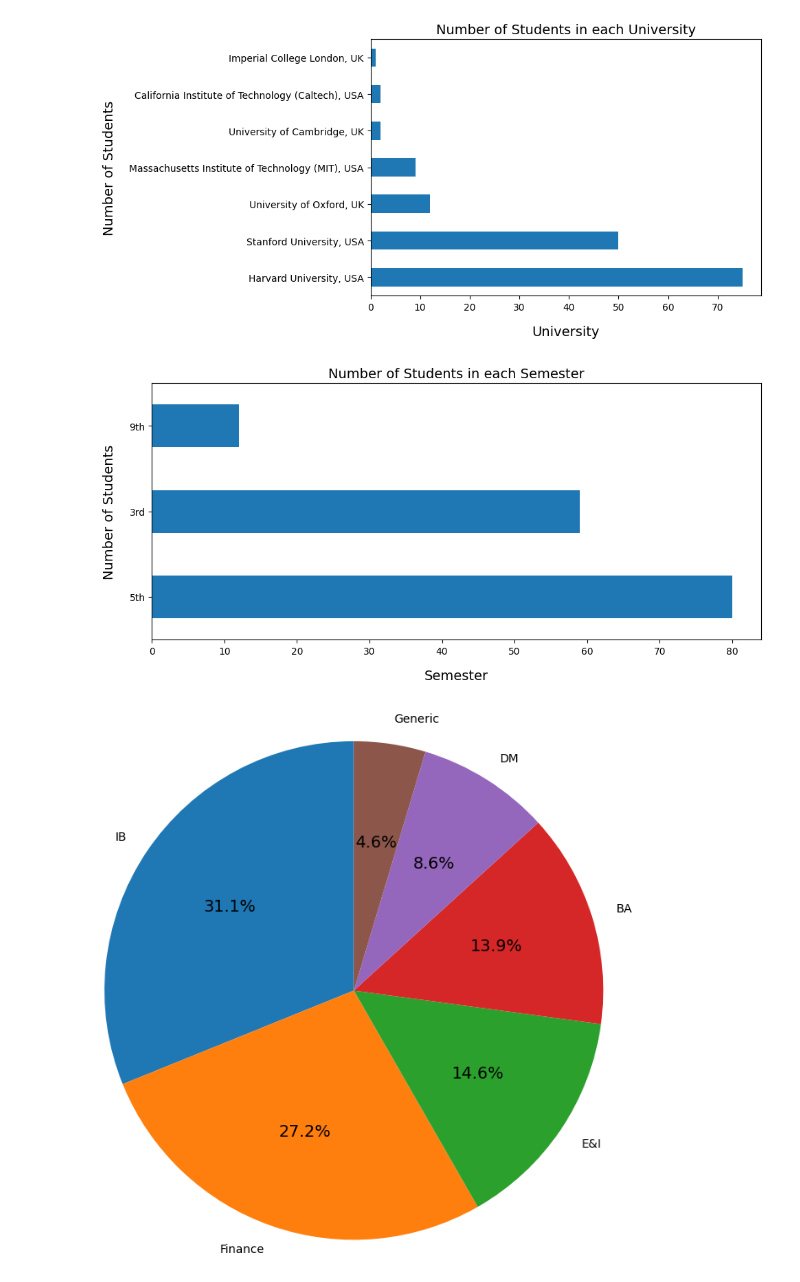
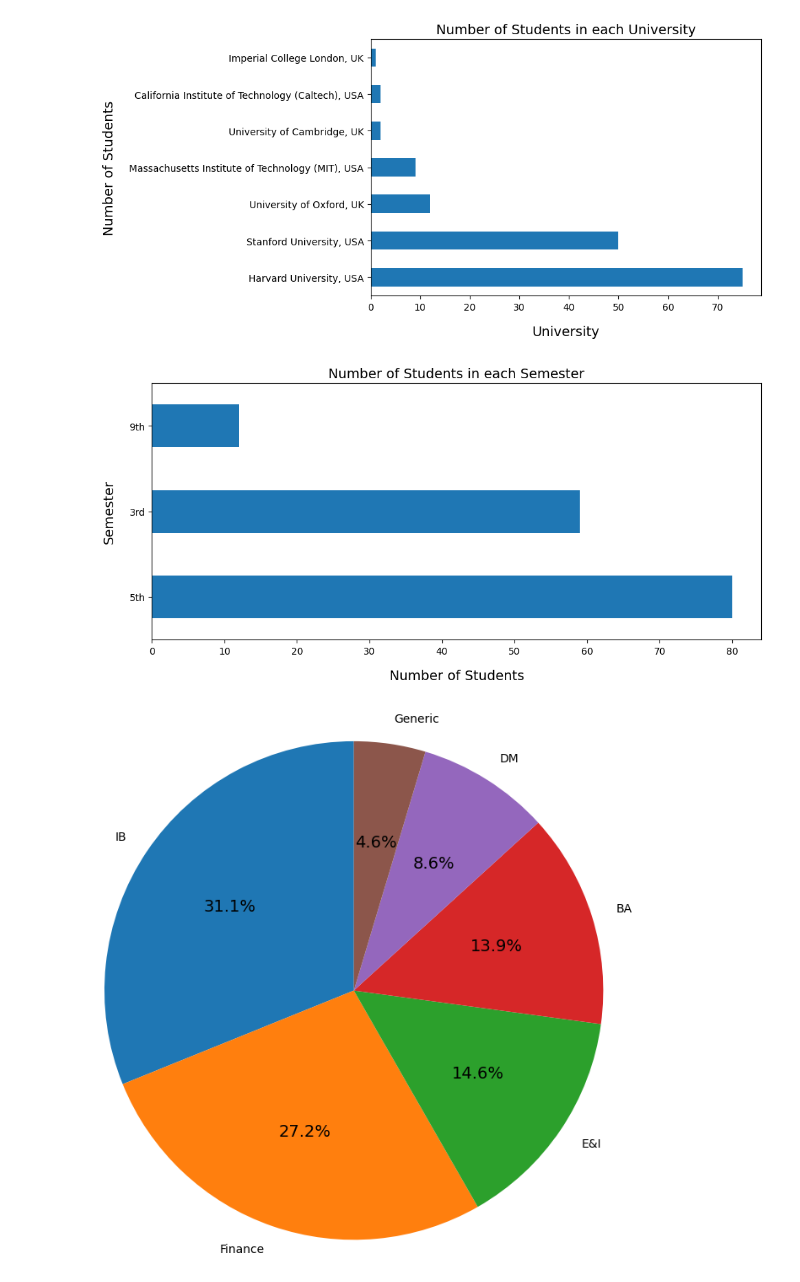
Before and after one commit to aumashankar8/studentsTestData, a Jupyter notebook: studentDataAnalysis.ipynb, the cells around one changed output. Cells and saved outputs as stored; diff of their text form; code cells hidden in the pictures.

```diff
--- a/studentDataAnalysis.ipynb
+++ b/studentDataAnalysis.ipynb
@@ -117,12 +117,12 @@ save_fig("univeristy_graph")
 # %%
 # Horizontal Bar Graph for Semester
 students["SEMESTER"].value_counts().plot(kind = "barh", figsize=(10, 5), rot = 0)
-plt.xlabel("Semester", labelpad=14)
-plt.ylabel("Number of Students", labelpad=14)
+plt.xlabel("Number of Students", labelpad=14)
+plt.ylabel("Semester", labelpad=14)
 plt.title("Number of Students in each Semester")
 save_fig("semester_graph")
 # %% [output]
-[figure, old version]
+[figure, new version]
 # %%
 # Pie Graph to show the distribution of the Domain
 domain = students["Domain"].value_counts()
```
Also changed, not shown: parts of 21 cells of this notebook, 5 other files.
